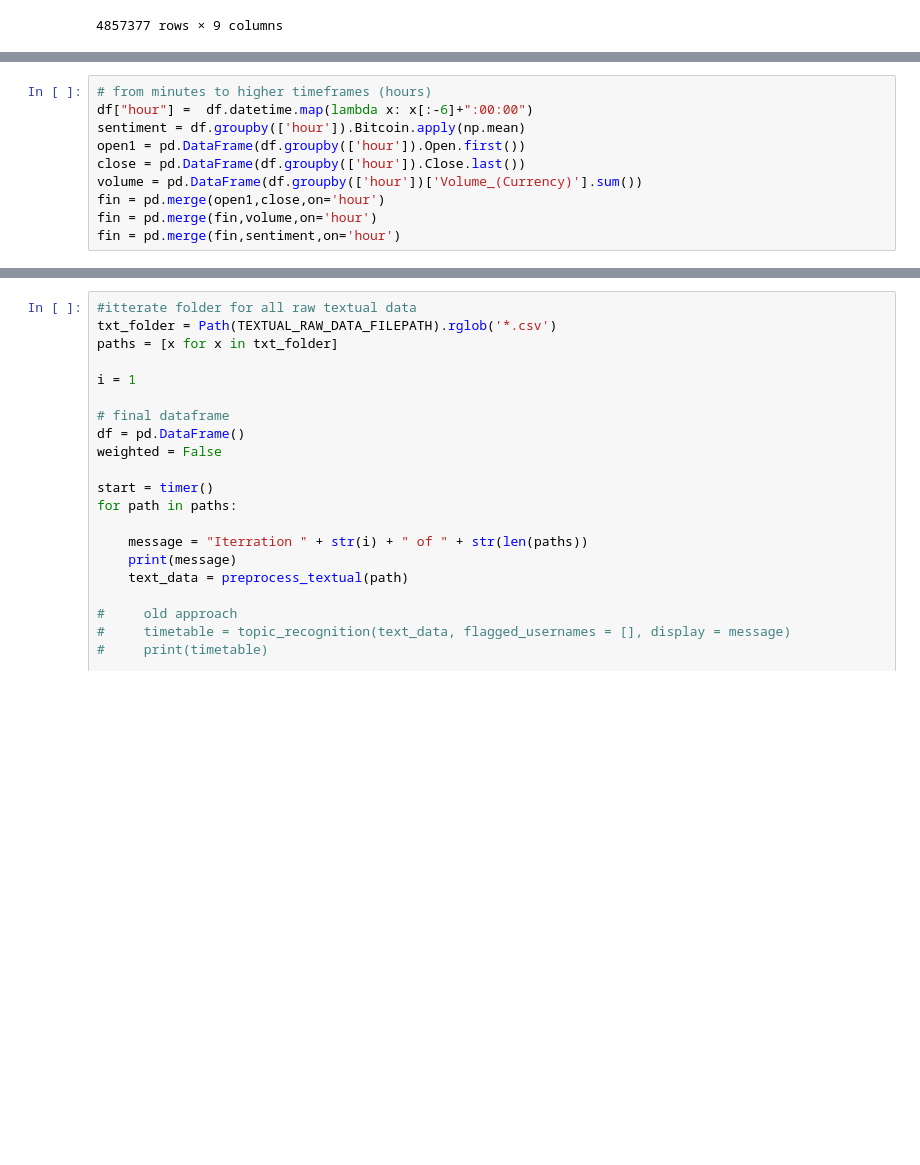
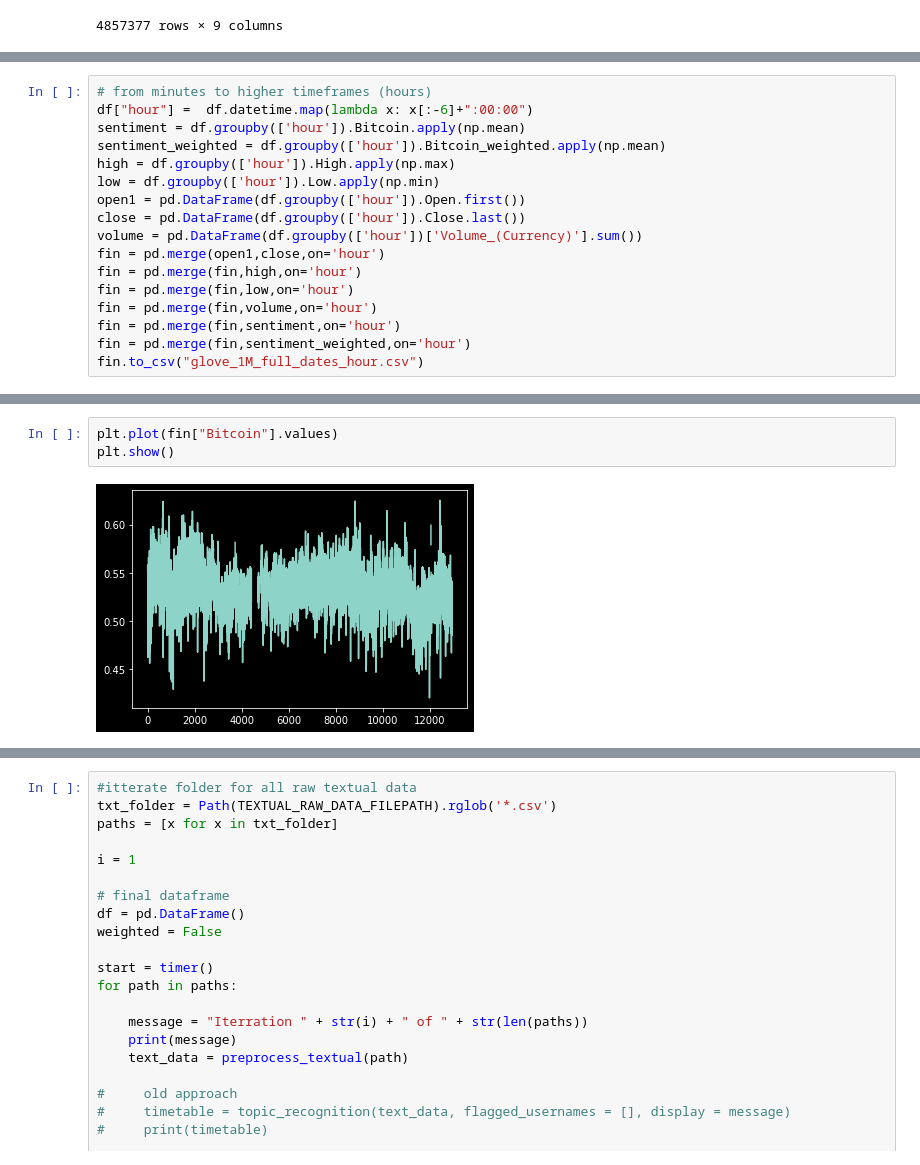
Before and after one commit to ktsou/TradingNLP-shell, a Jupyter notebook: Data Preprocessed/Data_Preprocessing.ipynb, the cells around one changed output, grey strips where cells are left out. Drawn from its saved outputs; the diff is of its cells as text; blank space fills up the shorter version.

```diff
--- a/Data Preprocessed/Data_Preprocessing.ipynb
+++ b/Data Preprocessed/Data_Preprocessing.ipynb
@@ -424,9 +838,16 @@ df
 # from minutes to higher timeframes (hours)
 df["hour"] =  df.datetime.map(lambda x: x[:-6]+":00:00")
 sentiment = df.groupby(['hour']).Bitcoin.apply(np.mean)
+sentiment_weighted = df.groupby(['hour']).Bitcoin_weighted.apply(np.mean)
+high = df.groupby(['hour']).High.apply(np.max)
+low = df.groupby(['hour']).Low.apply(np.min)
 open1 = pd.DataFrame(df.groupby(['hour']).Open.first())
 close = pd.DataFrame(df.groupby(['hour']).Close.last())
 volume = pd.DataFrame(df.groupby(['hour'])['Volume_(Currency)'].sum())
 fin = pd.merge(open1,close,on='hour')
+fin = pd.merge(fin,high,on='hour')
+fin = pd.merge(fin,low,on='hour')
 fin = pd.merge(fin,volume,on='hour')
 fin = pd.merge(fin,sentiment,on='hour')
+fin = pd.merge(fin,sentiment_weighted,on='hour')
+fin.to_csv("glove_1M_full_dates_hour.csv")
@@ -432,0 +871,5 @@ fin = pd.merge(fin,sentiment,on='hour')
+# %%
+plt.plot(fin["Bitcoin"].values)
+plt.show()
+# %% [output]
+[figure, added]
```
Also changed, not shown: parts of 63 cells of this notebook, 8 other files.
